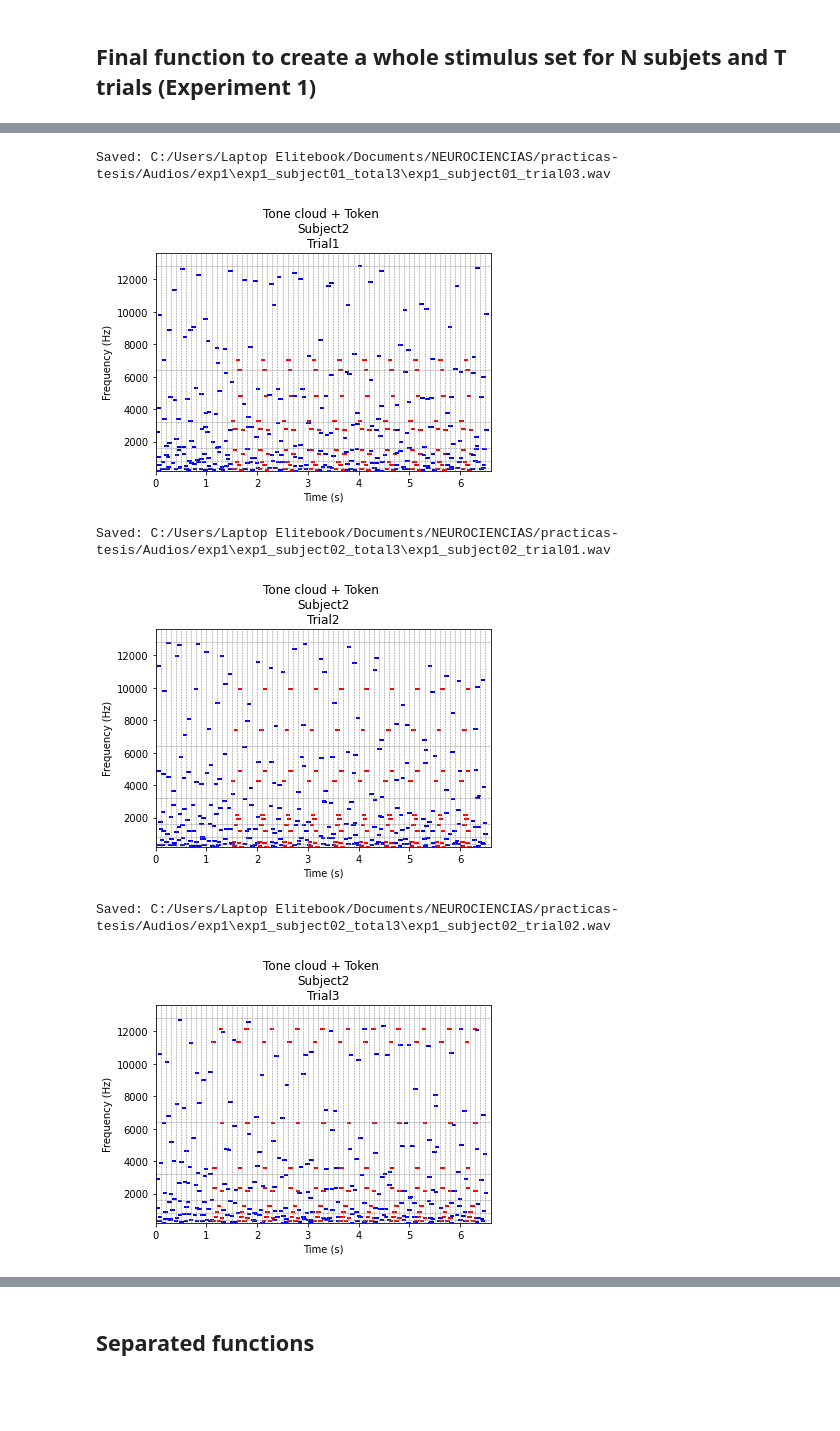
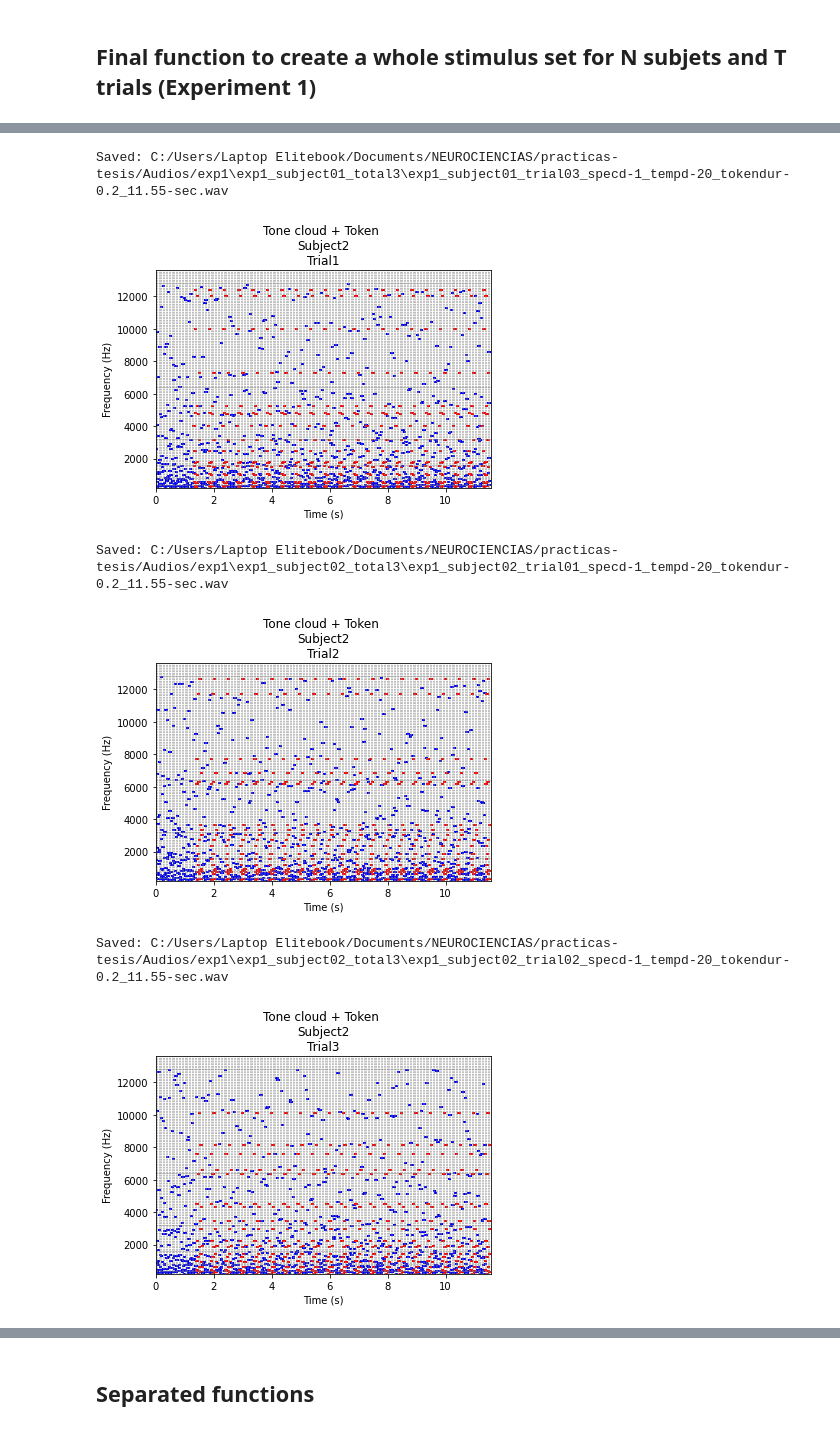
Before and after one commit to BereNoriega/tone-clouds, a Jupyter notebook: toneclouds.ipynb, the cells around one changed output, grey strips where cells are left out. Saved outputs shown, nothing was run; the diff lists cells and outputs as text; code cells hidden in the pictures; blank space fills up the shorter version.

```diff
--- a/toneclouds.ipynb
+++ b/toneclouds.ipynb
@@ -33,17 +33,22 @@ def exp1_stimulusset(Ntrials,Nsubjects):
     import sounddevice as sd
     import soundfile as sf
 
+
+    #Important parameters
+    spectral_density = [1] #tones per octave
+    temporal_density = [20] #tones per second
+    ntokenreps = 20  #how many times the target repeats in a trial
+    tokendur = 0.2 #target duration
+
+
     #Defining variables
-    ntokenreps = 10  #how many times the target repeats in a trial
     tonedur = 0.05
     minf = 200
     maxf = 12800
     noct = 6
-    spectral_density = [1] #tones per octave
-    temporal_density = [10] #tones per second
+
     tempi = [0.5] #s, the inter-repeat interval of tokens
     tempilist = [0.5]
-    tokendur = 0.2 #target duration
     tokendur_ingrid =int(temporal_density[0]*tokendur)
     tempi_ingrid = int(temporal_density[0]*tempi[0])
 
@@ -125,8 +130,7 @@ def exp1_stimulusset(Ntrials,Nsubjects):
             tokenstarttime=tokenstart # just redefining the name
             tokenendtime=tokenstarttime+tokendur
 
-            tokenstartcondition = np.isclose(timegrid, tokenstarttime)
-            start_idx=np.where(tokenstartcondition)[0][0]
+            start_idx=int(tokenstarttime*temporal_density[0])
 
             end_idx=int(start_idx+tokendur_ingrid)
             latencytoken=latencymat[:,np.arange(start_idx,end_idx,1)]
@@ -175,13 +179,14 @@ def exp1_stimulusset(Ntrials,Nsubjects):
                     amp = amp*env #hanning env already calculated outside
 
                     tonestartsamp = int((grid_start+ftimetone)*fs)+1
-                    toneendsamp = tonestartsamp+len(amp)
+                    toneendsamp = min(tonestartsamp+len(amp),len(tokensoundmat)) #we added the min adn len(tokensoundmat to add a limit here, part of the truncatin=ng provisional method)
+                    amp_segment = amp[:toneendsamp - tonestartsamp] #provisional truncating method to prevent an error if we use a temporal_density above 20
+
 
                     #print(grid_start,tonestartsamp)
 
 
-                    tokensoundmat[tonestartsamp:toneendsamp]=tokensoundmat[tonestartsamp:toneendsamp]+amp
-
+                    tokensoundmat[tonestartsamp:toneendsamp]=tokensoundmat[tonestartsamp:toneendsamp]+amp_segment #
                     plt.plot([grid_start+ftimetone, grid_start+ftimetone + tonedur],[ftone, ftone], color='blue', linewidth=2)
                     if binarbaselatencymat[f,t]==1:
                         plt.plot([grid_start+ftimetone, grid_start+ftimetone + tonedur],[ftone, ftone], color='red', linewidth=2)
@@ -202,7 +207,7 @@ def exp1_stimulusset(Ntrials,Nsubjects):
             #Creating and saving wav file
 
             trial= str(nt).zfill(2)
-            filename= f"exp1_subject{subjID}_trial{trial}.wav"
+            filename= f"exp1_subject{subjID}_trial{trial}_specd-{spectral_density[0]}_tempd-{temporal_density[0]}_tokendur-{tokendur}_{totaltime}-sec.wav"
             path_filename = os.path.join(subjpath, filename)
 
             tokensoundmat = tokensoundmat/max(abs(tokensoundmat))
@@ -221,6 +226,6 @@ Saved: C:/Users/Laptop Elitebook/Documents/NEUROCIENCIAS/practicas-tesis/Audios/
-Saved: C:/Users/Laptop Elitebook/Documents/NEUROCIENCIAS/practicas-tesis/Audios/exp1\exp1_subject01_total3\exp1_subject01_trial03.wav
+Saved: C:/Users/Laptop Elitebook/Documents/NEUROCIENCIAS/practicas-tesis/Audios/exp1\exp1_subject01_total3\exp1_subject01_trial03_specd-1_tempd-20_tokendur-0.2_11.55-sec.wav
-[figure, old version]
+[figure, new version]
-Saved: C:/Users/Laptop Elitebook/Documents/NEUROCIENCIAS/practicas-tesis/Audios/exp1\exp1_subject02_total3\exp1_subject02_trial01.wav
+Saved: C:/Users/Laptop Elitebook/Documents/NEUROCIENCIAS/practicas-tesis/Audios/exp1\exp1_subject02_total3\exp1_subject02_trial01_specd-1_tempd-20_tokendur-0.2_11.55-sec.wav
-[figure, old version]
+[figure, new version]
-Saved: C:/Users/Laptop Elitebook/Documents/NEUROCIENCIAS/practicas-tesis/Audios/exp1\exp1_subject02_total3\exp1_subject02_trial02.wav
+Saved: C:/Users/Laptop Elitebook/Documents/NEUROCIENCIAS/practicas-tesis/Audios/exp1\exp1_subject02_total3\exp1_subject02_trial02_specd-1_tempd-20_tokendur-0.2_11.55-sec.wav
-[figure, old version]
+[figure, new version]
```
Also changed, not shown: parts of 27 cells of this notebook.
